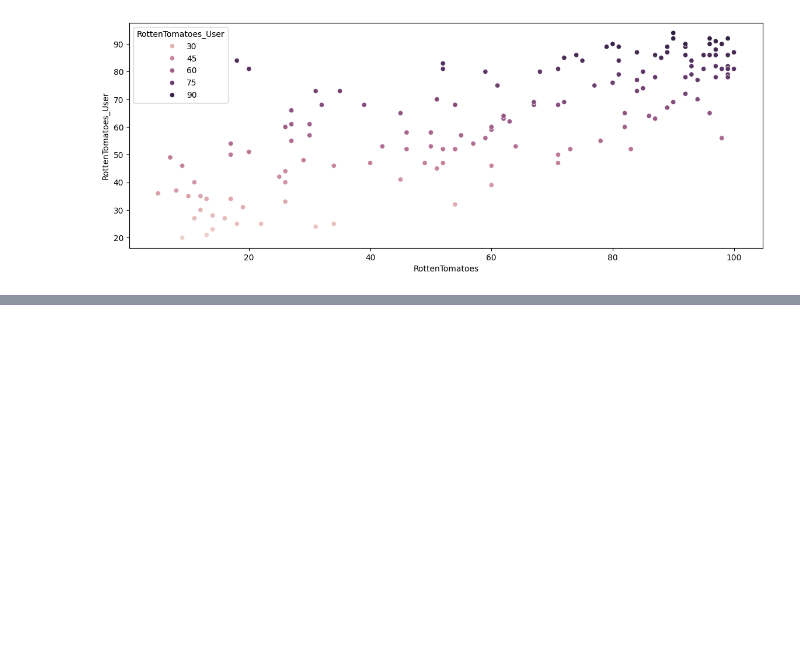
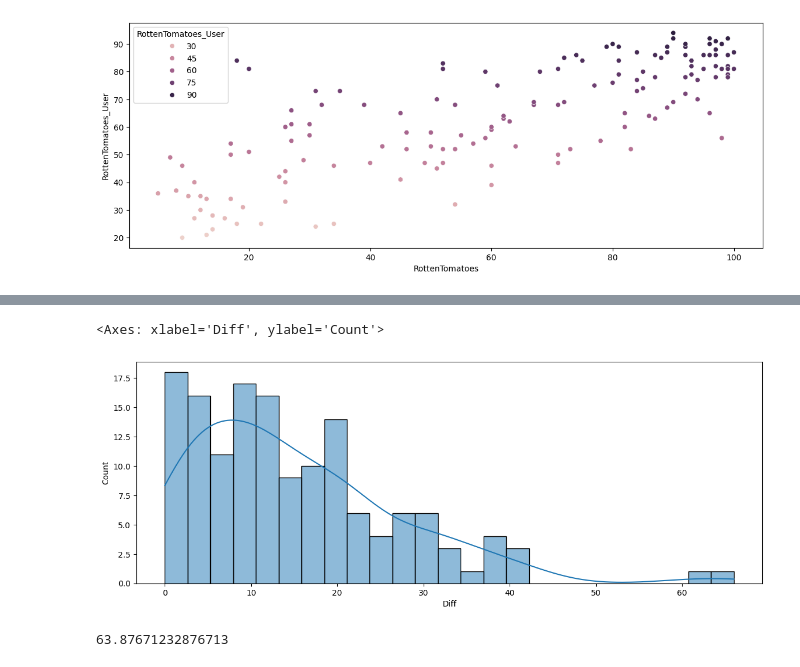
Before and after one commit to Mayandza/Projet, a Jupyter notebook: Projet_Fandango.ipynb, the cells around one changed output, grey strips where cells are left out. Cells and saved outputs as stored; diff of their text form; code cells hidden in the pictures; blank space fills up the shorter version.

```diff
--- a/Projet_Fandango.ipynb
+++ b/Projet_Fandango.ipynb
@@ -272,0 +306,12 @@ sns.scatterplot(all_sites, y='RottenTomatoes_User', x='RottenTomatoes', hue='Rot
+# %%
+### Création de la distribution montrant la valeur absolue
+
+plt.figure(figsize=(14,5), dpi=100)
+sns.histplot(all_sites, x=all_sites['Diff'].apply(abs), bins=25, kde=True)
+# %% [output]
+<Axes: xlabel='Diff', ylabel='Count'>
+[figure, added]
+# %%
+all_sites['RottenTomatoes_User'].mean()
+# %% [output]
+63.87671232876713
```
Also changed, not shown: parts of 8 cells of this notebook.
